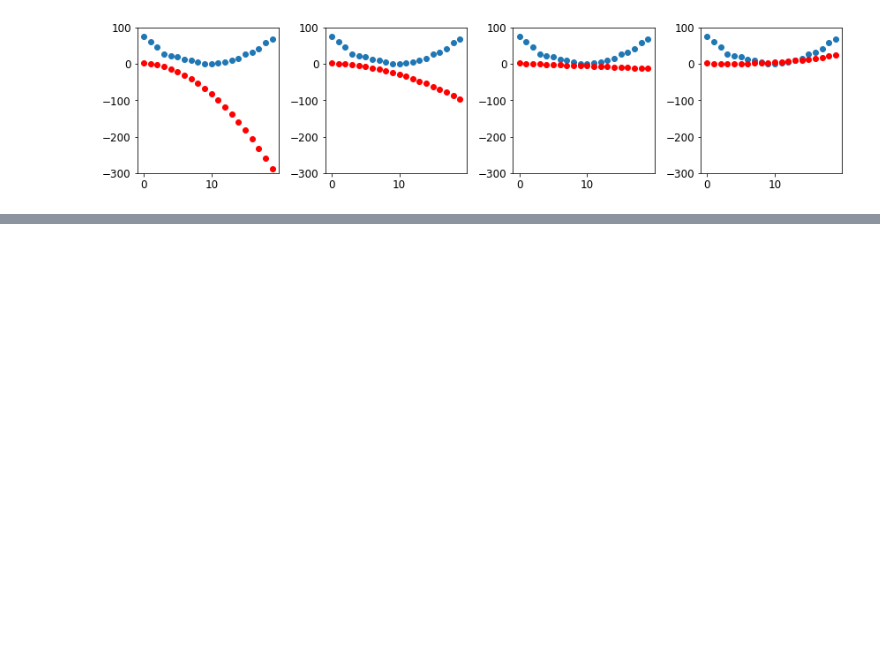
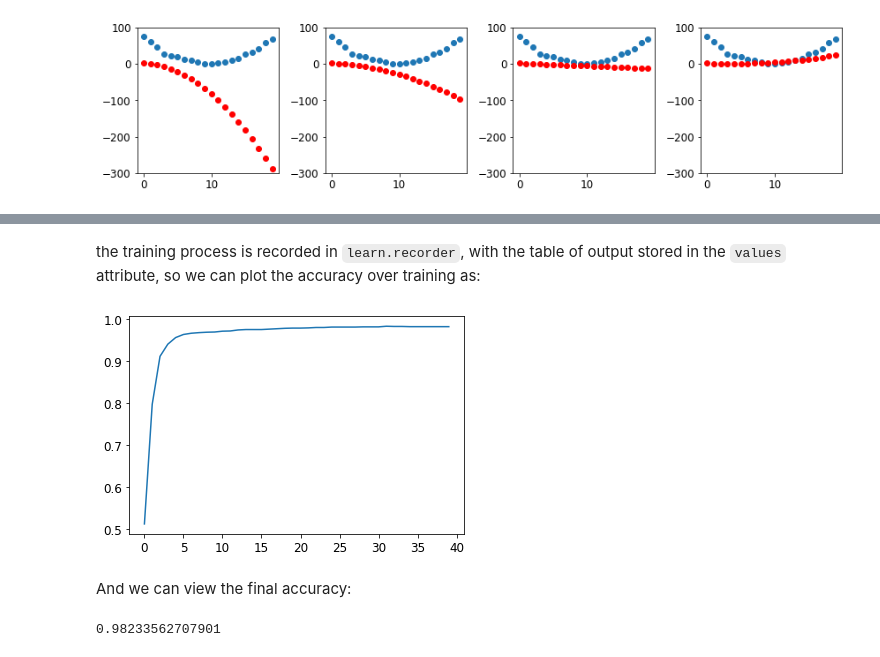
Before and after one commit to tdekelver-bd/Intro-to-DL-BD-2023, a Jupyter notebook: intro-dl-day1-2-mnist-deep-dive.ipynb, the cells around one changed output, grey strips where cells are left out. Drawn from its saved outputs; the diff is of its cells as text; code cells hidden in the pictures; blank space fills up the shorter version.

```diff
--- a/intro-dl-day1-2-mnist-deep-dive.ipynb
+++ b/intro-dl-day1-2-mnist-deep-dive.ipynb
@@ -449,0 +990,2 @@ plt.tight_layout()
+# %%
+dls = DataLoaders(dl, valid_dl)
@@ -449,0 +1058,6 @@ plt.tight_layout()
+# %%
+simple_net = nn.Sequential(
+    nn.Linear(28*28,30),
+    nn.ReLU(),
+    nn.Linear(30,1)
+)
@@ -449,0 +1070,5 @@ plt.tight_layout()
+# %%
+learn = Learner(dls, simple_net, opt_func=SGD,
+                loss_func=mnist_loss, metrics=batch_accuracy)
+# %%
+learn.fit(40, 0.1)
@@ -449,0 +1093,12 @@ plt.tight_layout()
+# %% [markdown]
+the training process is recorded in `learn.recorder`, with the table of output stored in the `values` attribute, so we can plot the accuracy over training as:
+# %%
+plt.plot(L(learn.recorder.values).itemgot(2));
+# %% [output]
+[figure, added]
+# %% [markdown]
+And we can view the final accuracy:
+# %%
+learn.recorder.values[-1][2]
+# %% [output]
+0.98233562707901
```
Also changed, not shown: parts of 124 cells of this notebook.
